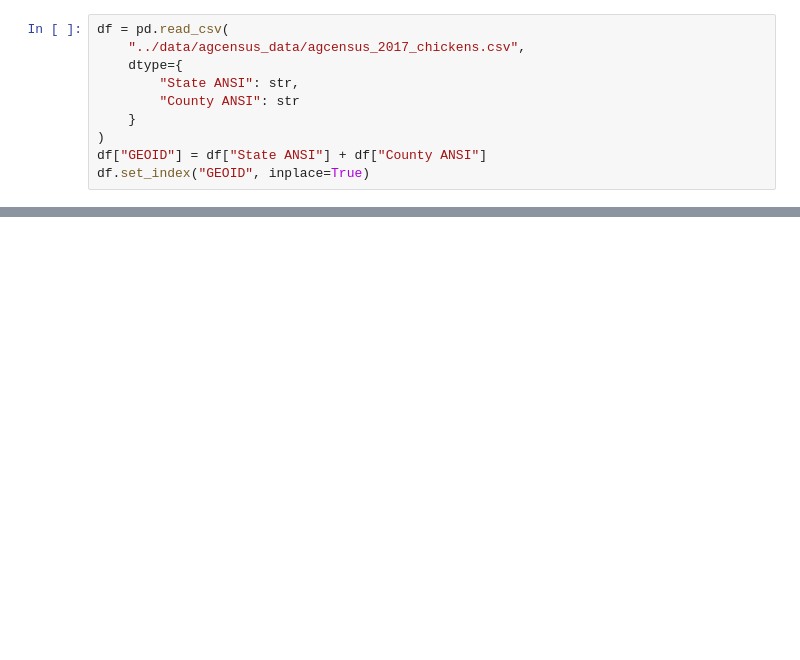
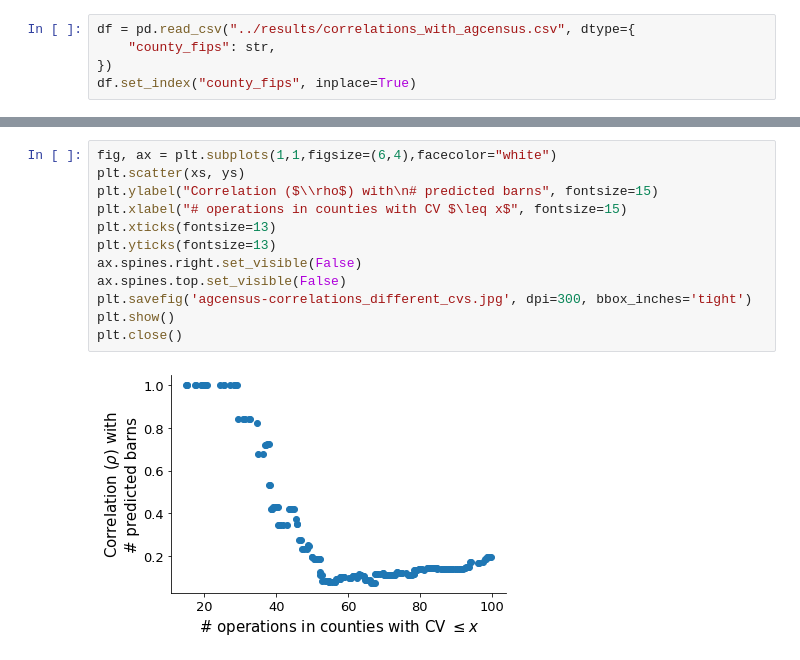
Before and after one commit to microsoft/poultry-cafos, a Jupyter notebook: notebooks/Figures - Correlation between our counts and AgCensus.ipynb, the cells around one changed output, grey strips where cells are left out. Drawn from its saved outputs; the diff is of its cells as text; blank space fills up the shorter version.

```diff
--- a/notebooks/Figures - Correlation between our counts and AgCensus.ipynb
+++ b/notebooks/Figures - Correlation between our counts and AgCensus.ipynb
@@ -117,10 +265,5 @@ SpearmanrResult(correlation=0.6265809432064507, pvalue=9.330082081816796e-24)
 # %%
-df = pd.read_csv(
-    "../data/agcensus_data/agcensus_2017_chickens.csv",
-    dtype={
-        "State ANSI": str,
-        "County ANSI": str
-    }
-)
-df["GEOID"] = df["State ANSI"] + df["County ANSI"]
-df.set_index("GEOID", inplace=True)
+df = pd.read_csv("../results/correlations_with_agcensus.csv", dtype={
+    "county_fips": str,
+})
+df.set_index("county_fips", inplace=True)
@@ -267,0 +289,14 @@ xs = [
+# %%
+fig, ax = plt.subplots(1,1,figsize=(6,4),facecolor="white")
+plt.scatter(xs, ys)
+plt.ylabel("Correlation ($\\rho$) with\n# predicted barns", fontsize=15)
+plt.xlabel("# operations in counties with CV $\leq x$", fontsize=15)
+plt.xticks(fontsize=13)
+plt.yticks(fontsize=13)
+ax.spines.right.set_visible(False)
+ax.spines.top.set_visible(False)
+plt.savefig('agcensus-correlations_different_cvs.jpg', dpi=300, bbox_inches='tight')
+plt.show()
+plt.close()
+# %% [output]
+[figure, added]
```
Also changed, not shown: parts of 33 cells of this notebook.
